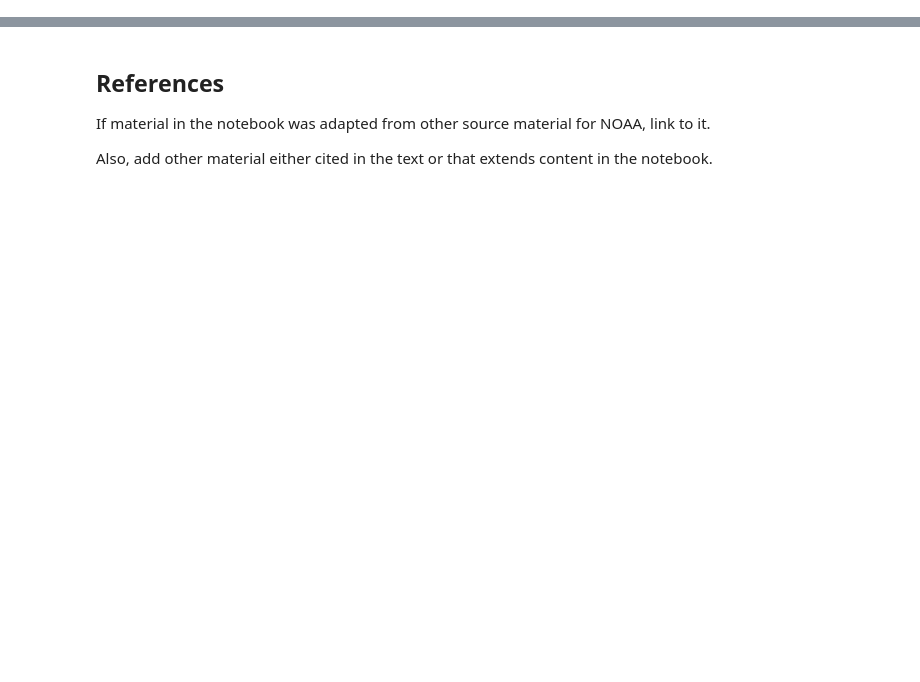
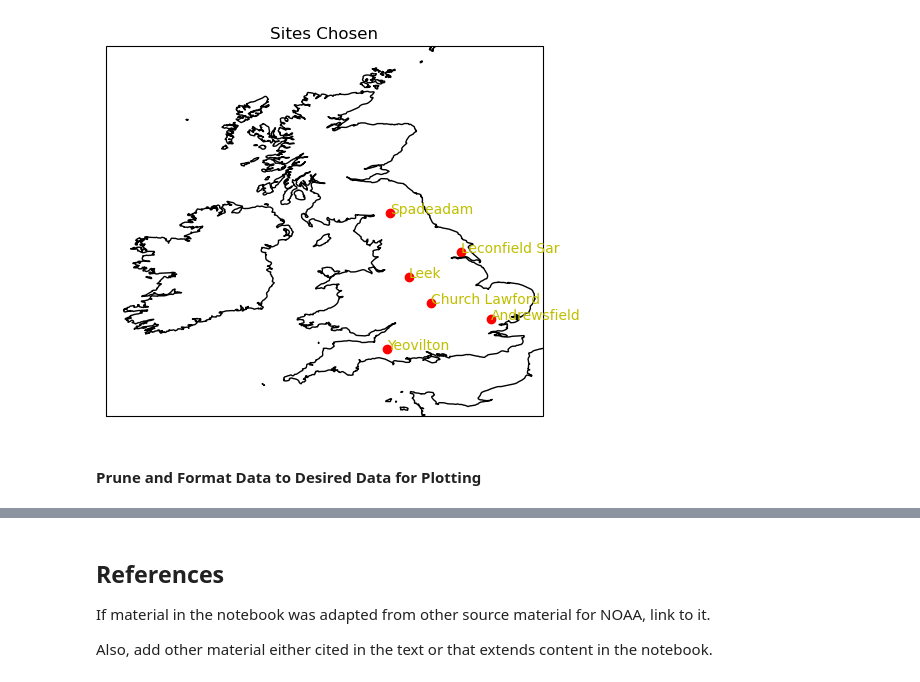
Before and after one commit to informatics-lab/spaceapps-2022-mo-bootcamp, a Jupyter notebook: 02_WOW.ipynb, the cells around one changed output, grey strips where cells are left out. Drawn from its saved outputs; the diff is of its cells as text; code cells hidden in the pictures; blank space fills up the shorter version.

```diff
--- a/02_WOW.ipynb
+++ b/02_WOW.ipynb
@@ -69,0 +301,6 @@ Link to the dataset(s) used in the example and/or additional information about t
+# %%
+# read and save data into dfs
+list_of_dfs_from_csv = []
+for csv_path in csv_files:
+    df = pd.read_csv(csv_path)
+    list_of_dfs_from_csv.append(df)
@@ -69,0 +312,4 @@ Link to the dataset(s) used in the example and/or additional information about t
+# %%
+# bring all data into a single dataframe
+df = pd.concat(list_of_dfs_from_csv)
+df
@@ -69,0 +340,5 @@ Link to the dataset(s) used in the example and/or additional information about t
+# %%
+# show the unique lon lat combinations to get the positions of unique sites
+lat_lon_df = df[["Longitude", "Latitude"]]
+lat_lon_df = lat_lon_df.drop_duplicates()
+lat_lon_df
@@ -69,0 +353,31 @@ Link to the dataset(s) used in the example and/or additional information about t
+# %%
+if PLOT_SITE_NAMES_MAP:
+    # plot and annotate the site positions on a map, this wastes DataHub requests on just site names.
+    # save the site names to a list
+    ax = plt.axes(projection=ccrs.PlateCarree())
+    plt.title("Sites Chosen")
+    ax.set_extent([-11, 2, 60, 49], ccrs.PlateCarree())  # extent is uk
+    plt.scatter(x=lat_lon_df["Longitude"], y=lat_lon_df["Latitude"], color="r")
+    ax.coastlines()
+
+    # possible to integrate this with met office datahub api to get location names (not obs site names)
+    name_list = []
+    for i, (df_ind, (lon, lat)) in enumerate(lat_lon_df.iterrows()):
+        params = {
+            "includeLocationName": "true",
+            "latitude": str(lat),
+            "longitude": str(lon),
+        }
+        # optionally 'waste' datahub site specific requests by getting
+        request_url = "https://api-metoffice.apiconnect.ibmcloud.com/v0/forecasts/point/hourly"
+        request = requests.get(request_url, params=params, headers=spot_data_headers)
+        # the site names for each location ignoring the forecast data returned  #
+        name = request.json()["features"][0]["properties"]["location"]["name"]
+        name_list.append((name, lon, lat))
+        plt.annotate(name, (lon, lat), c="y")
+
+    plt.show()
+# %% [output]
+[figure, added]
+# %% [markdown]
+#### Prune and Format Data to Desired Data for Plotting
```
Also changed, not shown: parts of 54 cells of this notebook.
